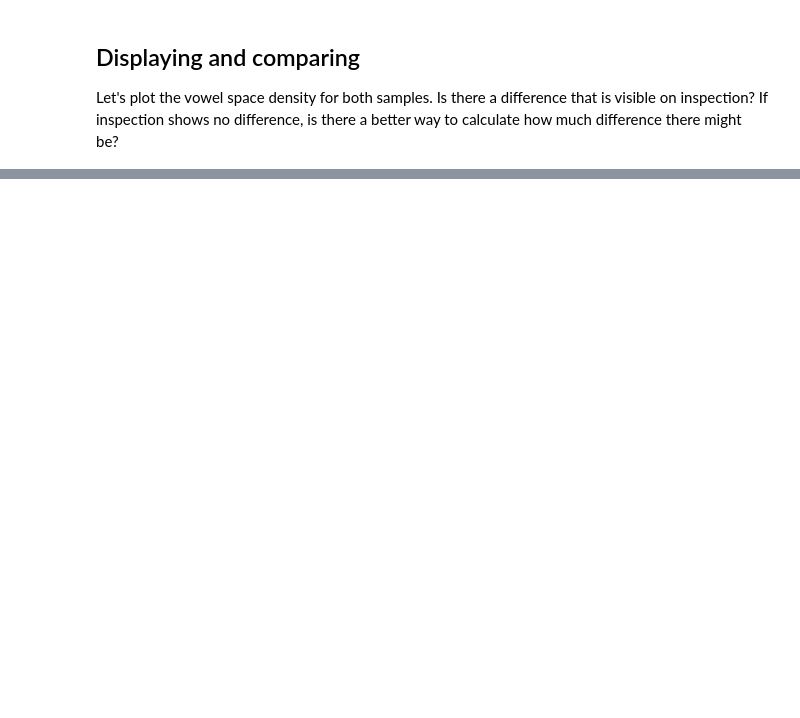
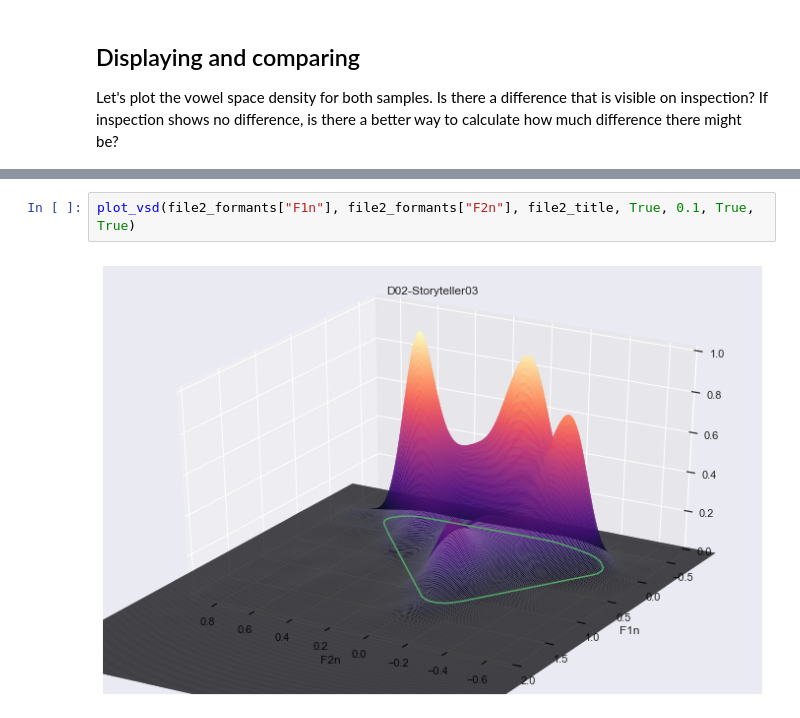
Before and after one commit to euangeleo/vsd-verify, a Jupyter notebook: Q3 - Zhuang speakers but same localect/Q3 same localect different speakers.ipynb, the cells around one changed output, grey strips where cells are left out. Drawn from its saved outputs; the diff is of its cells as text; blank space fills up the shorter version.

```diff
--- a/Q3 - Zhuang speakers but same localect/Q3 same localect different speakers.ipynb
+++ b/Q3 - Zhuang speakers but same localect/Q3 same localect different speakers.ipynb
@@ -183,0 +213,4 @@ plt.show()
+# %%
+plot_vsd(file2_formants["F1n"], file2_formants["F2n"], file2_title, True, 0.1, True, True)
+# %% [output]
+[figure, added]
```
Also changed, not shown: parts of 22 cells of this notebook, 5 other files.
